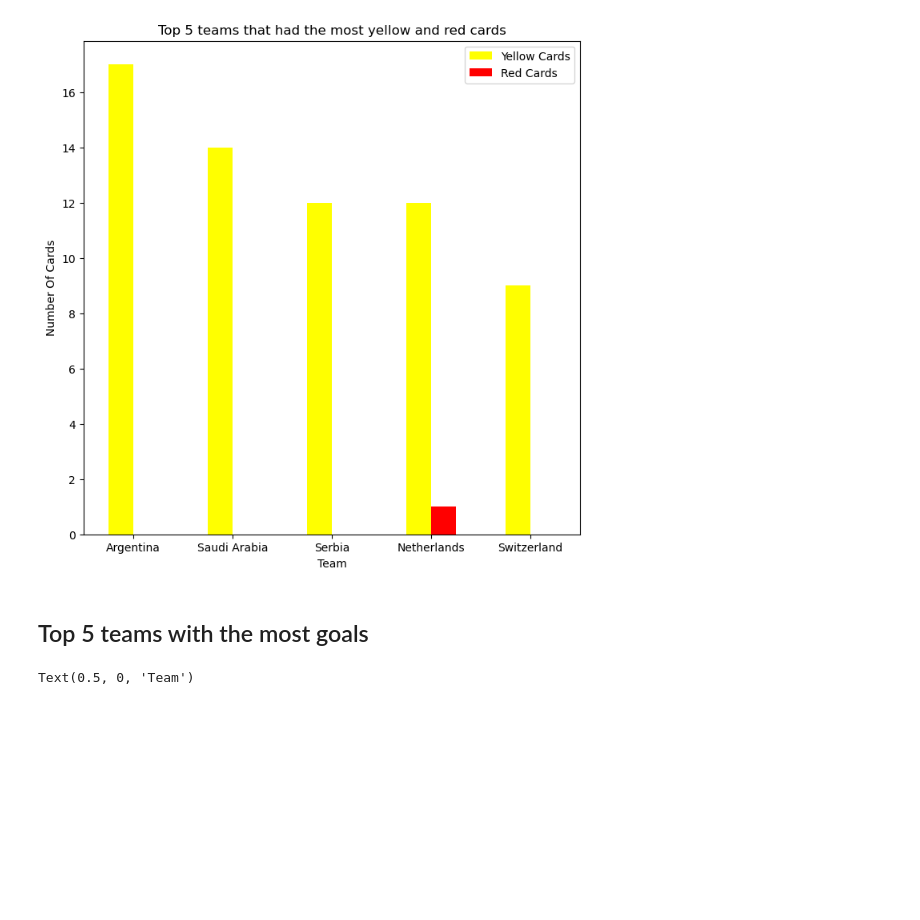
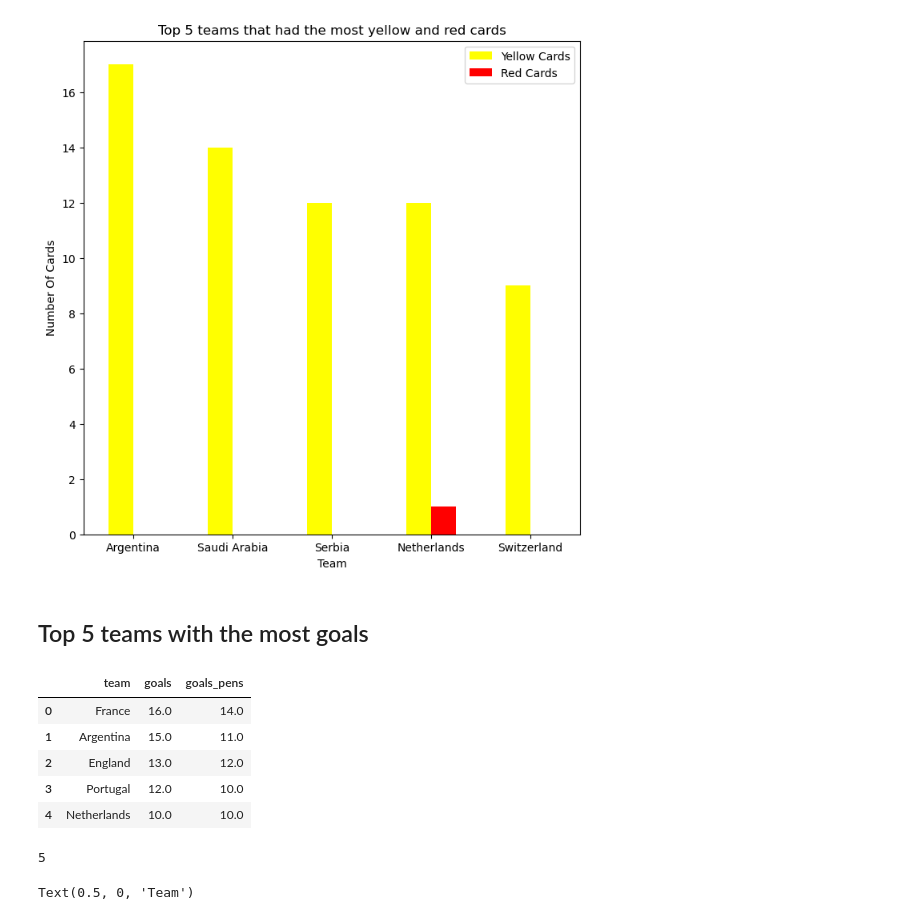
Before and after one commit to HJandu/ETL_Project_2, a Jupyter notebook: Fifa_project2.ipynb, the cells around one changed output. Saved outputs shown, nothing was run; the diff lists cells and outputs as text; code cells hidden in the pictures; blank space fills up the shorter version.

```diff
--- a/Fifa_project2.ipynb
+++ b/Fifa_project2.ipynb
@@ -260,6 +284,22 @@ Text(0, 0.5, 'Number Of Cards')
 [figure]
 # %% [markdown]
 ## Top 5 teams with the most goals
+# %%
+#created dataframe showing the top 5 teams with the most goals
+top_goals = team_data_new.groupby('team').agg({'goals':'sum','goals_pens':'sum'}).sort_values(by='goals',ascending=False)[:5].reset_index()
+top_goals
+# %% [output]
+|  | team | goals | goals_pens |
+| 0 | France | 16.0 | 14.0 |
+| 1 | Argentina | 15.0 | 11.0 |
+| 2 | England | 13.0 | 12.0 |
+| 3 | Portugal | 12.0 | 10.0 |
+| 4 | Netherlands | 10.0 | 10.0 |
+# %%
+#loading dataframe to database
+top_goals.to_sql(name='top_goals', con=engine, if_exists='append', index=False)
+# %% [output]
+5
 # %%
 team_data_new.groupby('team').agg({'goals':'sum','goals_pens':'sum'}).sort_values(by='goals',ascending=False)[:5].plot(figsize=(8,8),kind='bar')
 plt.legend(['Goals','Non-Penalty Goals'])
```
Also changed, not shown: parts of 15 cells of this notebook.
